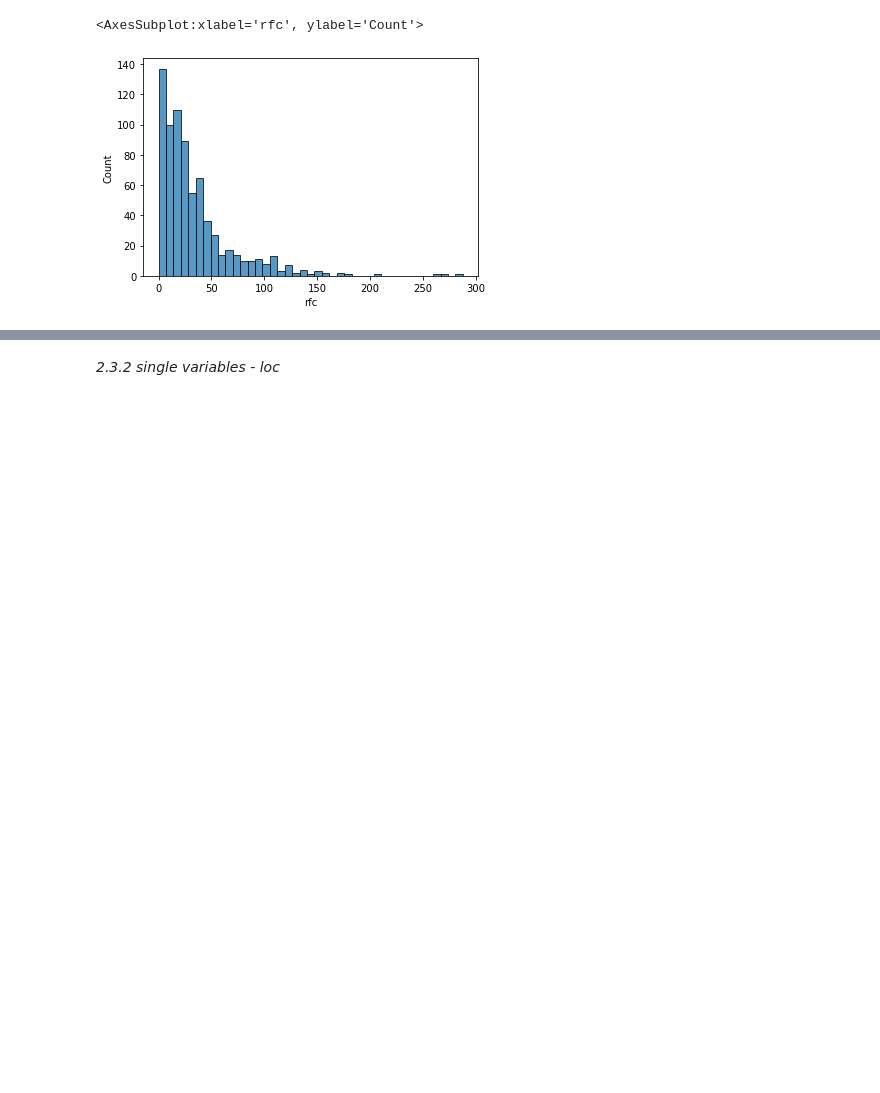
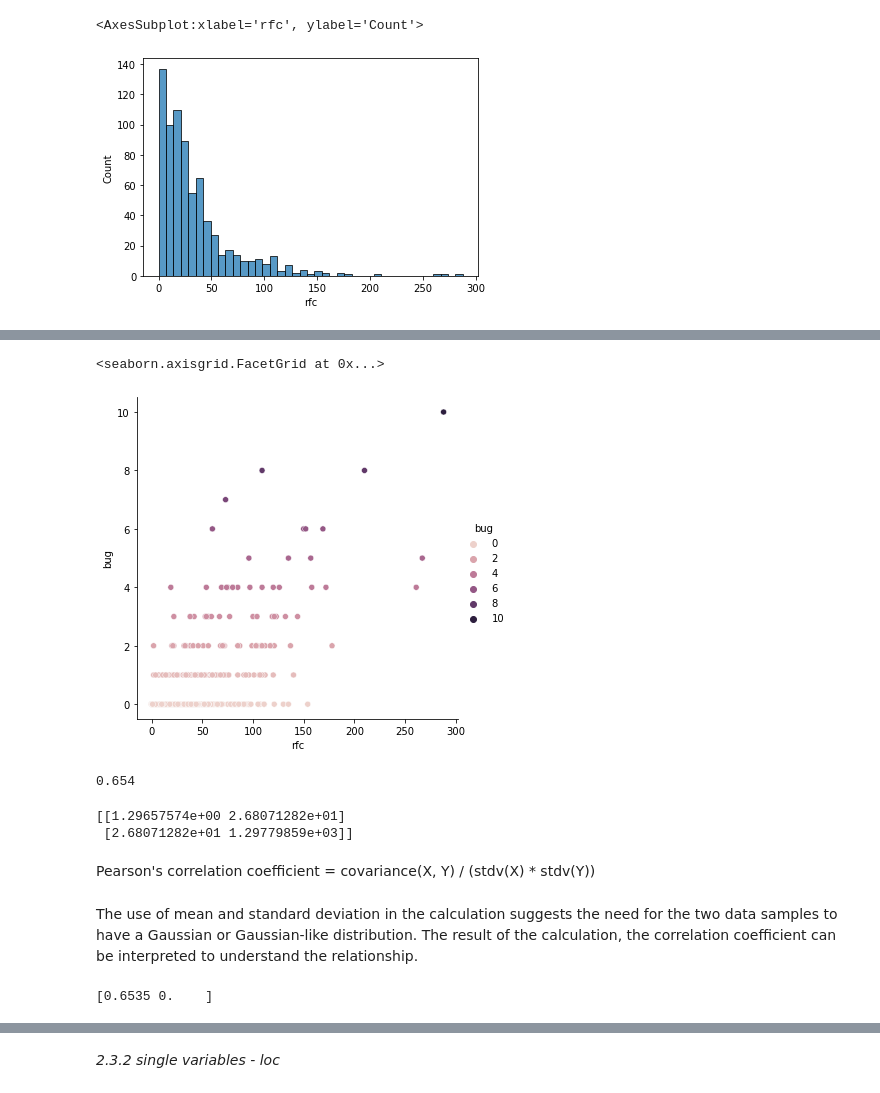
Before and after one commit to francobelloni85/UniSoftwareQualityExam, a Jupyter notebook: SoftwareQualityExam.ipynb, the cells around one changed output, grey strips where cells are left out. Cells and saved outputs as stored; diff of their text form; code cells hidden in the pictures; blank space fills up the shorter version.

```diff
--- a/SoftwareQualityExam.ipynb
+++ b/SoftwareQualityExam.ipynb
@@ -182,0 +206,23 @@ sn.histplot(data['rfc'])
+# %%
+sn.relplot(x='rfc', y='bug', hue='bug',data=data)
+# %% [output]
+<seaborn.axisgrid.FacetGrid at 0x...>
+[figure, added]
+# %%
+np.around(np.corrcoef(data['bug'], data['rfc'])[0,1],3)
+# %% [output]
+0.654
+# %%
+covariance = cov(data['bug'], data['rfc'])
+print(covariance)
+# %% [output]
+[[1.29657574e+00 2.68071282e+01]
+ [2.68071282e+01 1.29779859e+03]]
+# %% [markdown]
+Pearson's correlation coefficient = covariance(X, Y) / (stdv(X) * stdv(Y))
+# %% [markdown]
+The use of mean and standard deviation in the calculation suggests the need for the two data samples to have a Gaussian or Gaussian-like distribution. The result of the calculation, the correlation coefficient can be interpreted to understand the relationship.
+# %%
+print(np.around(pearsonr(data['bug'], data['rfc']),4))
+# %% [output]
+[0.6535 0.    ]
```
Also changed, not shown: parts of 13 cells of this notebook.
